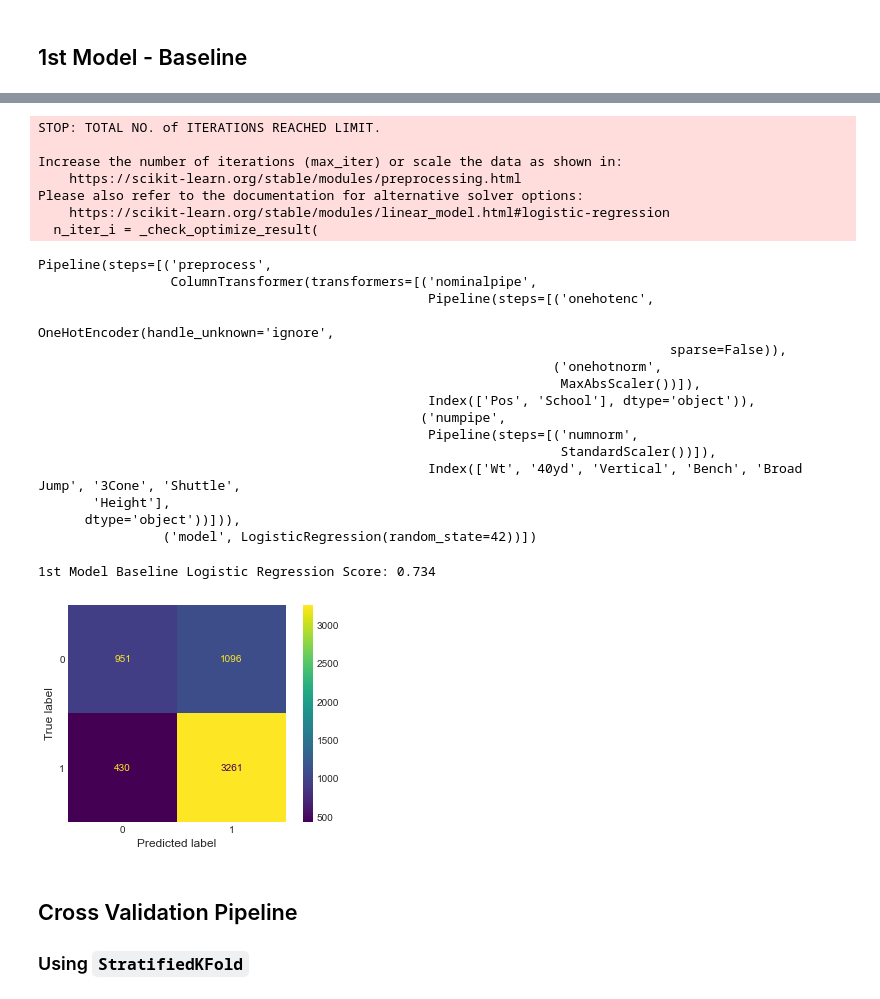
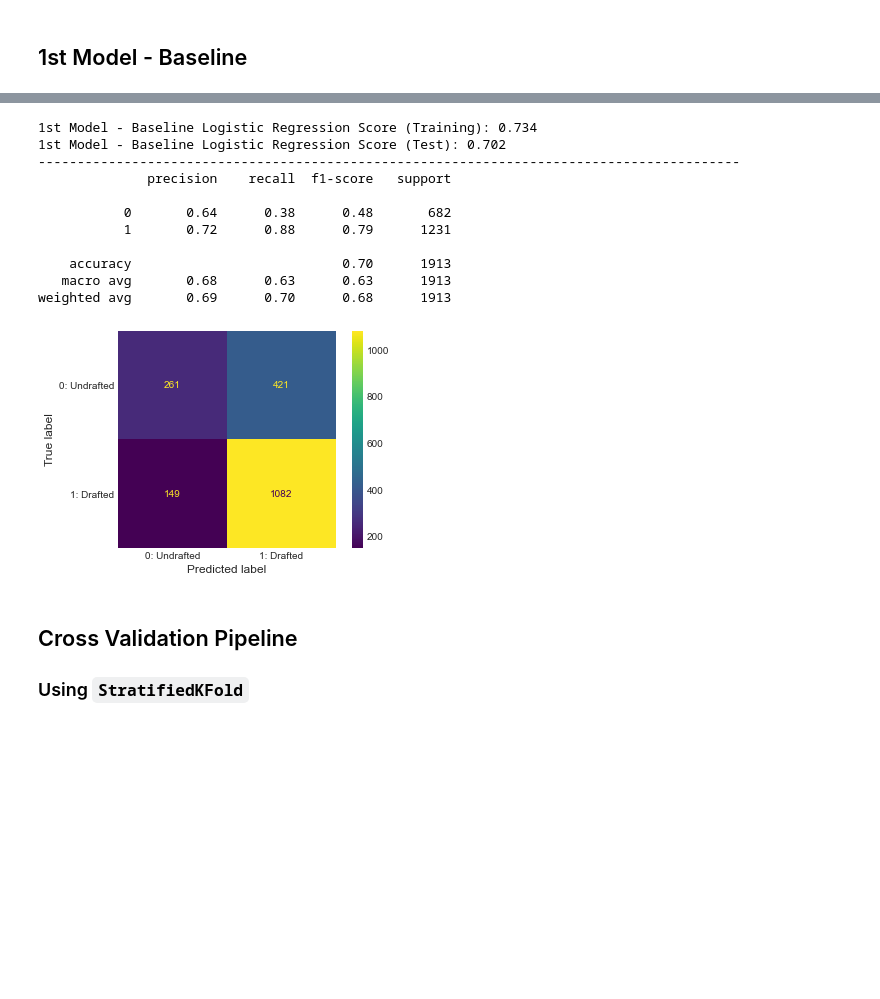
Before and after one commit to eric8395/NFL-Combine-Draft-Classification, a Jupyter notebook: Combine Classification (Pipeline).ipynb, the cells around one changed output, grey strips where cells are left out. Drawn from its saved outputs; the diff is of its cells as text; code cells hidden in the pictures; blank space fills up the shorter version.

Commit message:
cleaned up models, created a new csv for vizs

```diff
--- a/Combine Classification (Pipeline).ipynb
+++ b/Combine Classification (Pipeline).ipynb
@@ -873,7 +877,7 @@ ColumnTransformer(transformers=[('nominalpipe',
 steps = [('preprocess', ct),
          ('model', LogisticRegression(random_state = 42))]
 
-base_log_reg_pipeline = Pipeline(steps)
+base_log_reg_pipeline = Pipeline(steps, verbose = True)
 
-base_log_reg_pipeline
+base_log_reg_pipeline.fit(X_train, y_train)
 # %% [output]
@@ -895,36 +909,35 @@ Pipeline(steps=[('preprocess',
-# %%
-base_log_reg_pipeline.fit(X_train, y_train)
-# %% [output]
-STOP: TOTAL NO. of ITERATIONS REACHED LIMIT.
-
-Increase the number of iterations (max_iter) or scale the data as shown in:
-    https://scikit-learn.org/stable/modules/preprocessing.html
-Please also refer to the documentation for alternative solver options:
-    https://scikit-learn.org/stable/modules/linear_model.html#logistic-regression
-  n_iter_i = _check_optimize_result(
-Pipeline(steps=[('preprocess',
-                 ColumnTransformer(transformers=[('nominalpipe',
-                                                  Pipeline(steps=[('onehotenc',
-                                                                   OneHotEncoder(handle_unknown='ignore',
-                                                                                 sparse=False)),
-                                                                  ('onehotnorm',
-                                                                   MaxAbsScaler())]),
-                                                  Index(['Pos', 'School'], dtype='object')),
-                                                 ('numpipe',
-                                                  Pipeline(steps=[('numnorm',
-                                                                   StandardScaler())]),
-                                                  Index(['Wt', '40yd', 'Vertical', 'Bench', 'Broad Jump', '3Cone', 'Shuttle',
-       'Height'],
-      dtype='object'))])),
-                ('model', LogisticRegression(random_state=42))])
-# %%
-# plot baseline log reg matrix
-plot_confusion_matrix(base_log_reg_pipeline, X_train, y_train)
-print('1st Model Baseline Logistic Regression Score:',
-      round(base_log_reg_pipeline.score(X_train, y_train),3))
-# %% [output]
-1st Model Baseline Logistic Regression Score: 0.734
-[figure, removed]
+# %%
+# define class_names for confusion matrix label moving forward
+class_names = ['0: Undrafted', '1: Drafted']
+
+# plot baseline log reg matrix on testing set
+plot_confusion_matrix(base_log_reg_pipeline,
+                      X_test, y_test,
+                      display_labels = class_names)
+
+print()
+print('1st Model - Baseline Logistic Regression Score (Training):',
+      round(base_log_reg_pipeline.score(X_train, y_train),3))
+print('1st Model - Baseline Logistic Regression Score (Test):',
+      round(base_log_reg_pipeline.score(X_test, y_test),3))
+print('-'*90)
+
+# get classification report on the test set
+y_pred = base_log_reg_pipeline.predict(X_test)
+print(classification_report(y_test, y_pred))
+# %% [output]
+1st Model - Baseline Logistic Regression Score (Training): 0.734
+1st Model - Baseline Logistic Regression Score (Test): 0.702
+------------------------------------------------------------------------------------------
+              precision    recall  f1-score   support
+
+           0       0.64      0.38      0.48       682
+           1       0.72      0.88      0.79      1231
+
+    accuracy                           0.70      1913
+   macro avg       0.68      0.63      0.63      1913
+weighted avg       0.69      0.70      0.68      1913
+[figure, added]
 # %%
 # # code to check feature importances MODIFY
 # feat_imp = base_log_reg_pipeline['model'].feature_importances_
```
Also changed, not shown: parts of 98 cells of this notebook, 1 other file.
